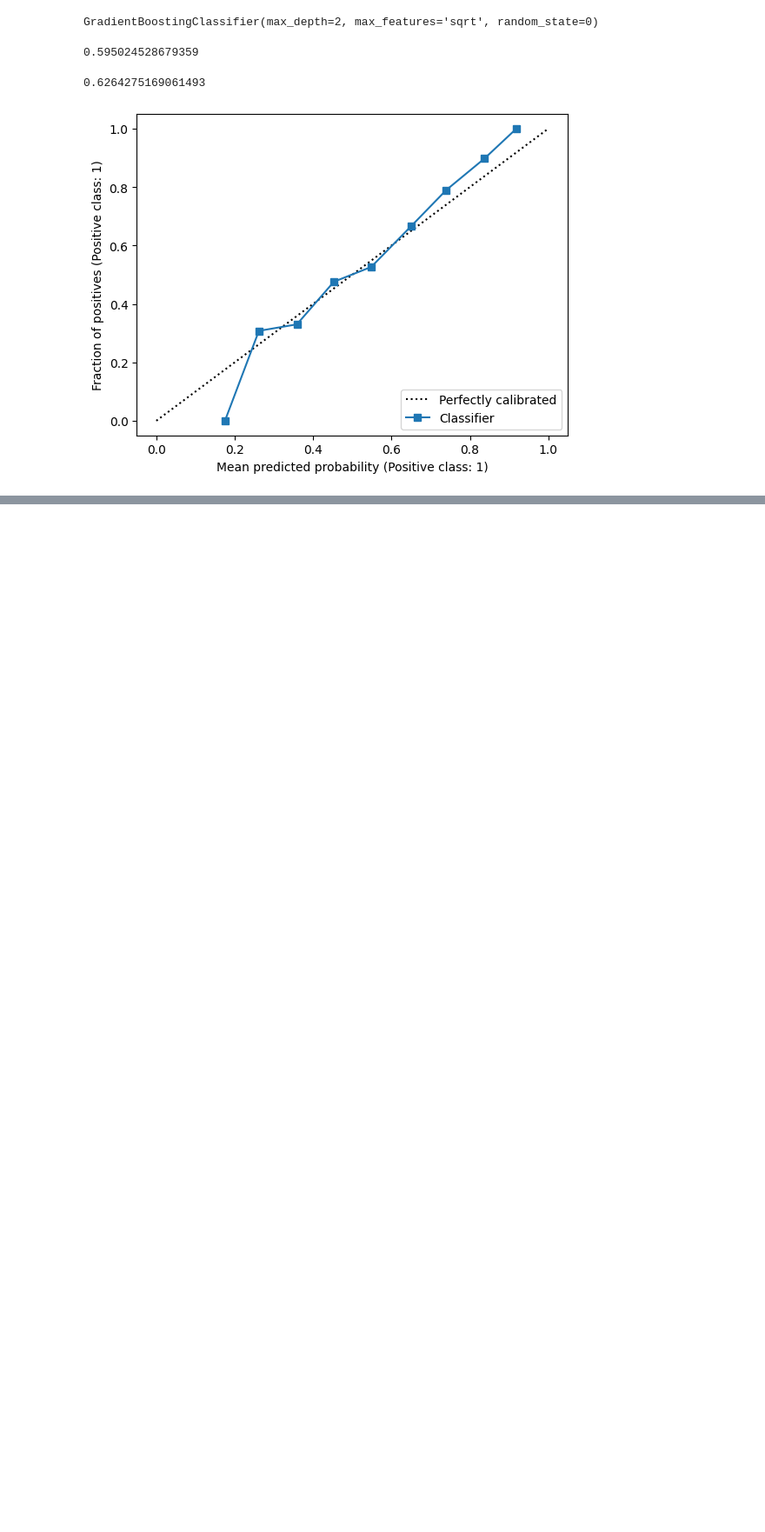
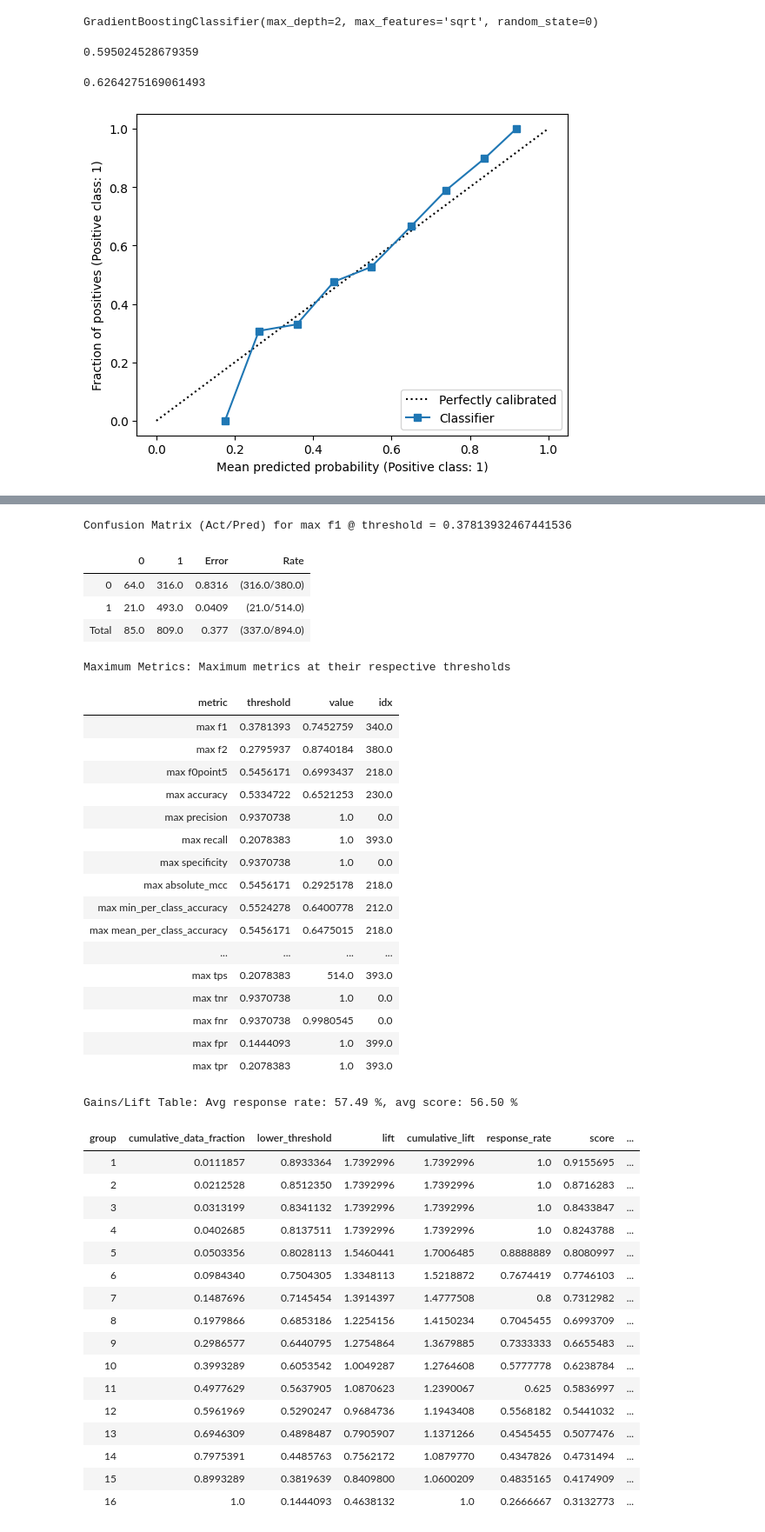
Before and after one commit to ehan03/cpsc-381-final-project, a Jupyter notebook: notebooks/eugene_gbm.ipynb, the cells around one changed output, grey strips where cells are left out. Shown: that part at 87% size. Cells and saved outputs as stored; diff of their text form; code cells hidden in the pictures; blank space fills up the shorter version.

```diff
--- a/notebooks/eugene_gbm.ipynb
+++ b/notebooks/eugene_gbm.ipynb
@@ -46,0 +71,5 @@ disp = CalibrationDisplay.from_predictions(y_test, y_pred_test, n_bins=10)
+# %%
+data = h2o.import_file("../data/processed/train.csv")
+data = data.drop(["BOUT_ID", "EVENT_ID", "DATE", "BOUT_ORDINAL"])
+data["RED_WIN"] = data["RED_WIN"].asfactor()
+data.head()
@@ -46,0 +90,4 @@ disp = CalibrationDisplay.from_predictions(y_test, y_pred_test, n_bins=10)
+# %%
+y = "RED_WIN"
+x = data.columns
+x.remove(y)
@@ -46,0 +113,4 @@ disp = CalibrationDisplay.from_predictions(y_test, y_pred_test, n_bins=10)
+# %%
+aml = H2OAutoML(max_models=20, seed=42, nfolds=5, stopping_metric="logloss", sort_metric="logloss", exclude_algos=["DeepLearning"])
+
+aml.train(x=x, y=y, training_frame=data)
@@ -46,0 +220,3 @@ disp = CalibrationDisplay.from_predictions(y_test, y_pred_test, n_bins=10)
+# %%
+aml.leader.model_performance(lb_frame)
+# %% [output]
@@ -46,0 +224,41 @@ disp = CalibrationDisplay.from_predictions(y_test, y_pred_test, n_bins=10)
+Confusion Matrix (Act/Pred) for max f1 @ threshold = 0.37813932467441536
+|  | 0 | 1 | Error | Rate |
+| 0 | 64.0 | 316.0 | 0.8316 | (316.0/380.0) |
+| 1 | 21.0 | 493.0 | 0.0409 | (21.0/514.0) |
+| Total | 85.0 | 809.0 | 0.377 | (337.0/894.0) |
+Maximum Metrics: Maximum metrics at their respective thresholds
+| metric | threshold | value | idx |
+| max f1 | 0.3781393 | 0.7452759 | 340.0 |
+| max f2 | 0.2795937 | 0.8740184 | 380.0 |
+| max f0point5 | 0.5456171 | 0.6993437 | 218.0 |
+| max accuracy | 0.5334722 | 0.6521253 | 230.0 |
+| max precision | 0.9370738 | 1.0 | 0.0 |
+| max recall | 0.2078383 | 1.0 | 393.0 |
+| max specificity | 0.9370738 | 1.0 | 0.0 |
+| max absolute_mcc | 0.5456171 | 0.2925178 | 218.0 |
+| max min_per_class_accuracy | 0.5524278 | 0.6400778 | 212.0 |
+| max mean_per_class_accuracy | 0.5456171 | 0.6475015 | 218.0 |
+| ... | ... | ... | ... |
+| max tps | 0.2078383 | 514.0 | 393.0 |
+| max tnr | 0.9370738 | 1.0 | 0.0 |
+| max fnr | 0.9370738 | 0.9980545 | 0.0 |
+| max fpr | 0.1444093 | 1.0 | 399.0 |
+| max tpr | 0.2078383 | 1.0 | 393.0 |
+Gains/Lift Table: Avg response rate: 57.49 %, avg score: 56.50 %
+| group | cumulative_data_fraction | lower_threshold | lift | cumulative_lift | response_rate | score | ... |
+| 1 | 0.0111857 | 0.8933364 | 1.7392996 | 1.7392996 | 1.0 | 0.9155695 | ... |
+| 2 | 0.0212528 | 0.8512350 | 1.7392996 | 1.7392996 | 1.0 | 0.8716283 | ... |
+| 3 | 0.0313199 | 0.8341132 | 1.7392996 | 1.7392996 | 1.0 | 0.8433847 | ... |
+| 4 | 0.0402685 | 0.8137511 | 1.7392996 | 1.7392996 | 1.0 | 0.8243788 | ... |
+| 5 | 0.0503356 | 0.8028113 | 1.5460441 | 1.7006485 | 0.8888889 | 0.8080997 | ... |
+| 6 | 0.0984340 | 0.7504305 | 1.3348113 | 1.5218872 | 0.7674419 | 0.7746103 | ... |
+| 7 | 0.1487696 | 0.7145454 | 1.3914397 | 1.4777508 | 0.8 | 0.7312982 | ... |
+| 8 | 0.1979866 | 0.6853186 | 1.2254156 | 1.4150234 | 0.7045455 | 0.6993709 | ... |
+| 9 | 0.2986577 | 0.6440795 | 1.2754864 | 1.3679885 | 0.7333333 | 0.6655483 | ... |
+| 10 | 0.3993289 | 0.6053542 | 1.0049287 | 1.2764608 | 0.5777778 | 0.6238784 | ... |
+| 11 | 0.4977629 | 0.5637905 | 1.0870623 | 1.2390067 | 0.625 | 0.5836997 | ... |
+| 12 | 0.5961969 | 0.5290247 | 0.9684736 | 1.1943408 | 0.5568182 | 0.5441032 | ... |
+| 13 | 0.6946309 | 0.4898487 | 0.7905907 | 1.1371266 | 0.4545455 | 0.5077476 | ... |
+| 14 | 0.7975391 | 0.4485763 | 0.7562172 | 1.0879770 | 0.4347826 | 0.4731494 | ... |
+| 15 | 0.8993289 | 0.3819639 | 0.8409800 | 1.0600209 | 0.4835165 | 0.4174909 | ... |
+| 16 | 1.0 | 0.1444093 | 0.4638132 | 1.0 | 0.2666667 | 0.3132773 | ... |
```
Also changed, not shown: parts of 10 cells of this notebook, 3 other files.
